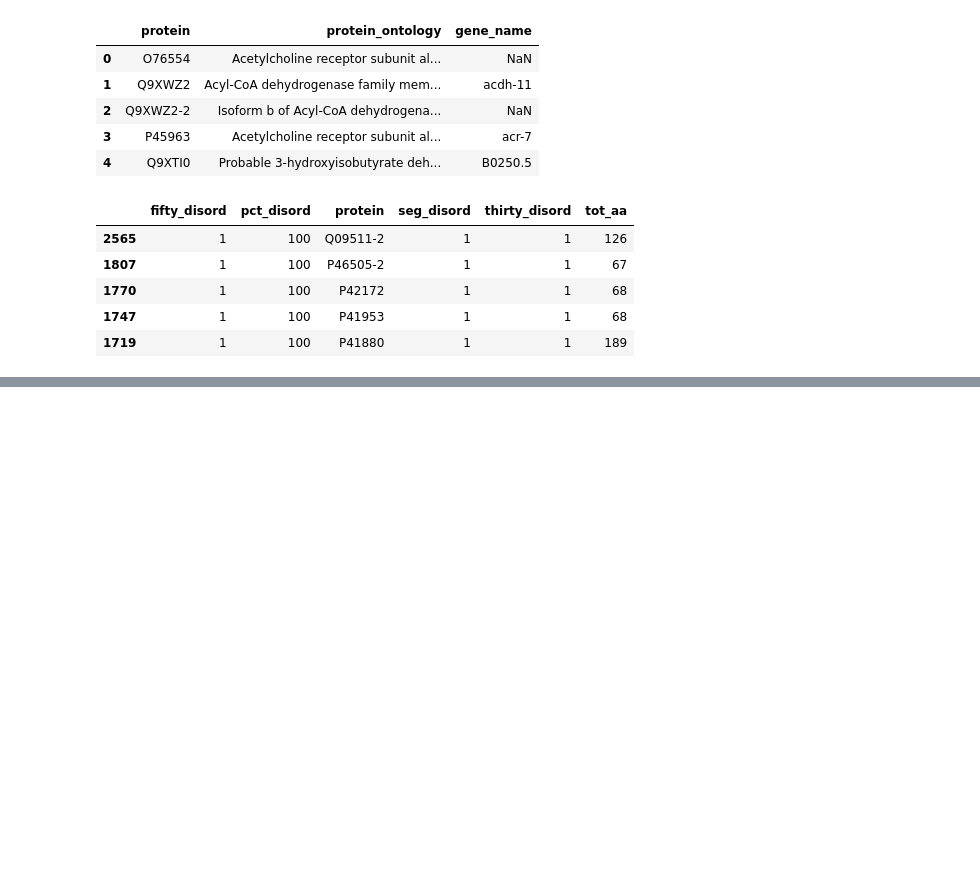
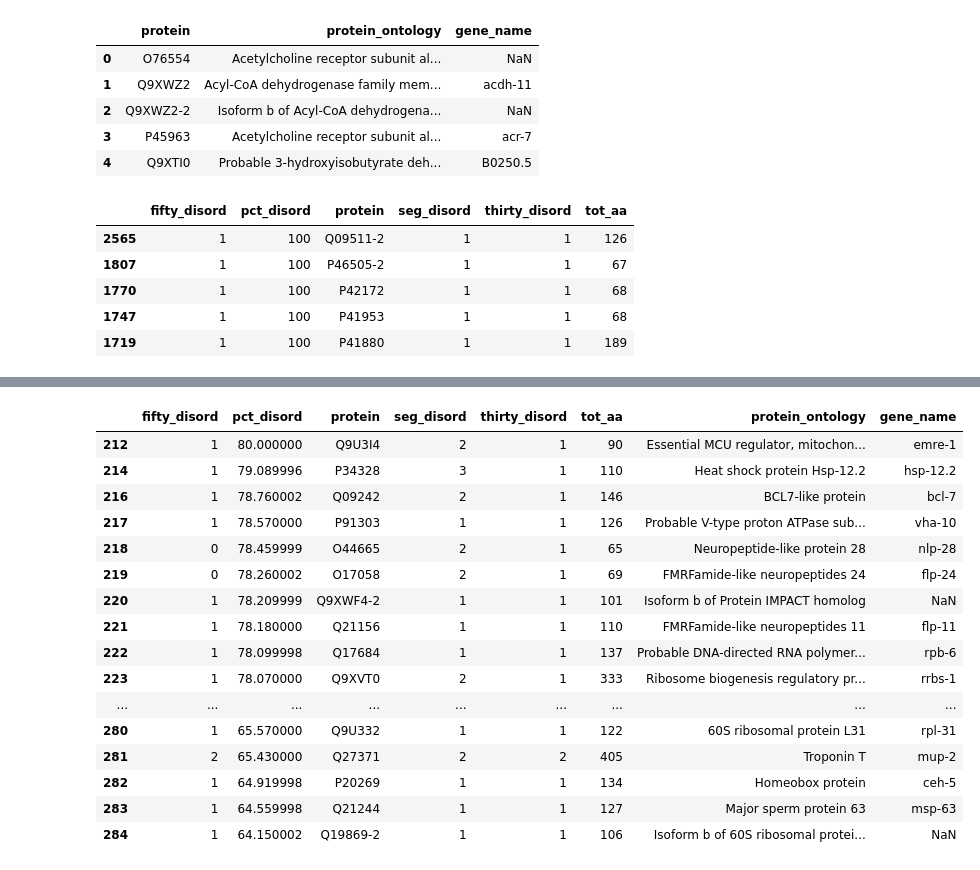
Before and after one commit to DomDellaSera/proteome_analysis, a Jupyter notebook: data_mundging.ipynb, the cells around one changed output, grey strips where cells are left out. Saved outputs shown, nothing was run; the diff lists cells and outputs as text; code cells hidden in the pictures; blank space fills up the shorter version.

```diff
--- a/data_mundging.ipynb
+++ b/data_mundging.ipynb
@@ -101,2 +80,6 @@ percent_disorder_curtailed
+# %%
+x=[]
+for i in range(0,5000,58):
+    x.append(i)
 # %%
 percent_disorder_curtailed = percent_disorder_curtailed[percent_disorder_curtailed['protein_ontology'] != "Uncharacterized protein"]
@@ -122,0 +86,26 @@ percent_disorder_curtailed = percent_disorder_curtailed[percent_disorder_curtail
+# %%
+def table_printer(window):
+
+    begin = x[window]
+    end = x[window+1]+1
+    return(percent_disorder_curtailed[begin:end])
+# %%
+table_printer(1)
+# %% [output]
+|  | fifty_disord | pct_disord | protein | seg_disord | thirty_disord | tot_aa | protein_ontology | gene_name |
+| 212 | 1 | 80.000000 | Q9U3I4 | 2 | 1 | 90 | Essential MCU regulator, mitochon... | emre-1 |
+| 214 | 1 | 79.089996 | P34328 | 3 | 1 | 110 | Heat shock protein Hsp-12.2 | hsp-12.2 |
+| 216 | 1 | 78.760002 | Q09242 | 2 | 1 | 146 | BCL7-like protein | bcl-7 |
+| 217 | 1 | 78.570000 | P91303 | 1 | 1 | 126 | Probable V-type proton ATPase sub... | vha-10 |
+| 218 | 0 | 78.459999 | O44665 | 2 | 1 | 65 | Neuropeptide-like protein 28 | nlp-28 |
+| 219 | 0 | 78.260002 | O17058 | 2 | 1 | 69 | FMRFamide-like neuropeptides 24 | flp-24 |
+| 220 | 1 | 78.209999 | Q9XWF4-2 | 1 | 1 | 101 | Isoform b of Protein IMPACT homolog | NaN |
+| 221 | 1 | 78.180000 | Q21156 | 1 | 1 | 110 | FMRFamide-like neuropeptides 11 | flp-11 |
+| 222 | 1 | 78.099998 | Q17684 | 1 | 1 | 137 | Probable DNA-directed RNA polymer... | rpb-6 |
+| 223 | 1 | 78.070000 | Q9XVT0 | 2 | 1 | 333 | Ribosome biogenesis regulatory pr... | rrbs-1 |
+| ... | ... | ... | ... | ... | ... | ... | ... | ... |
+| 280 | 1 | 65.570000 | Q9U332 | 1 | 1 | 122 | 60S ribosomal protein L31 | rpl-31 |
+| 281 | 2 | 65.430000 | Q27371 | 2 | 2 | 405 | Troponin T | mup-2 |
+| 282 | 1 | 64.919998 | P20269 | 1 | 1 | 134 | Homeobox protein | ceh-5 |
+| 283 | 1 | 64.559998 | Q21244 | 1 | 1 | 127 | Major sperm protein 63 | msp-63 |
+| 284 | 1 | 64.150002 | Q19869-2 | 1 | 1 | 106 | Isoform b of 60S ribosomal protei... | NaN |
```
Also changed, not shown: parts of 6 cells of this notebook, 7 other files.
